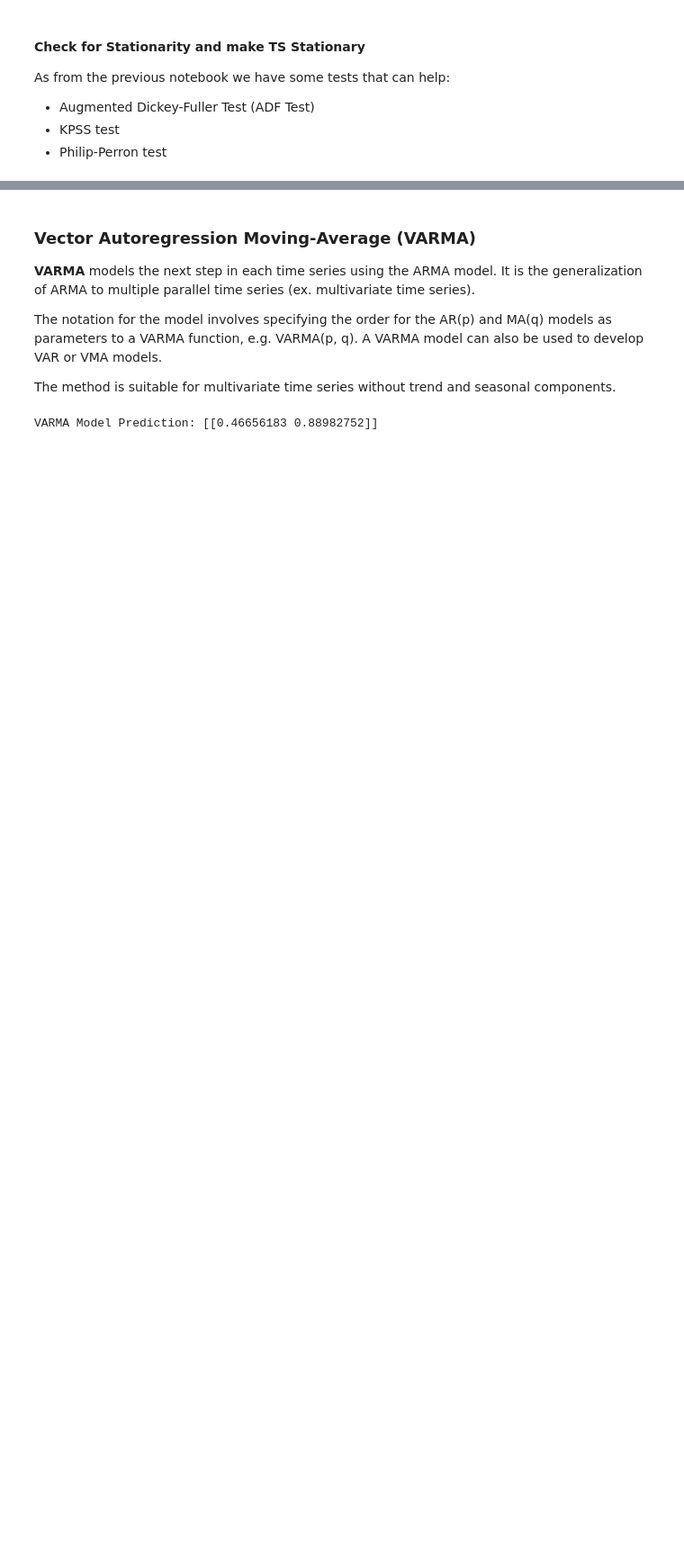
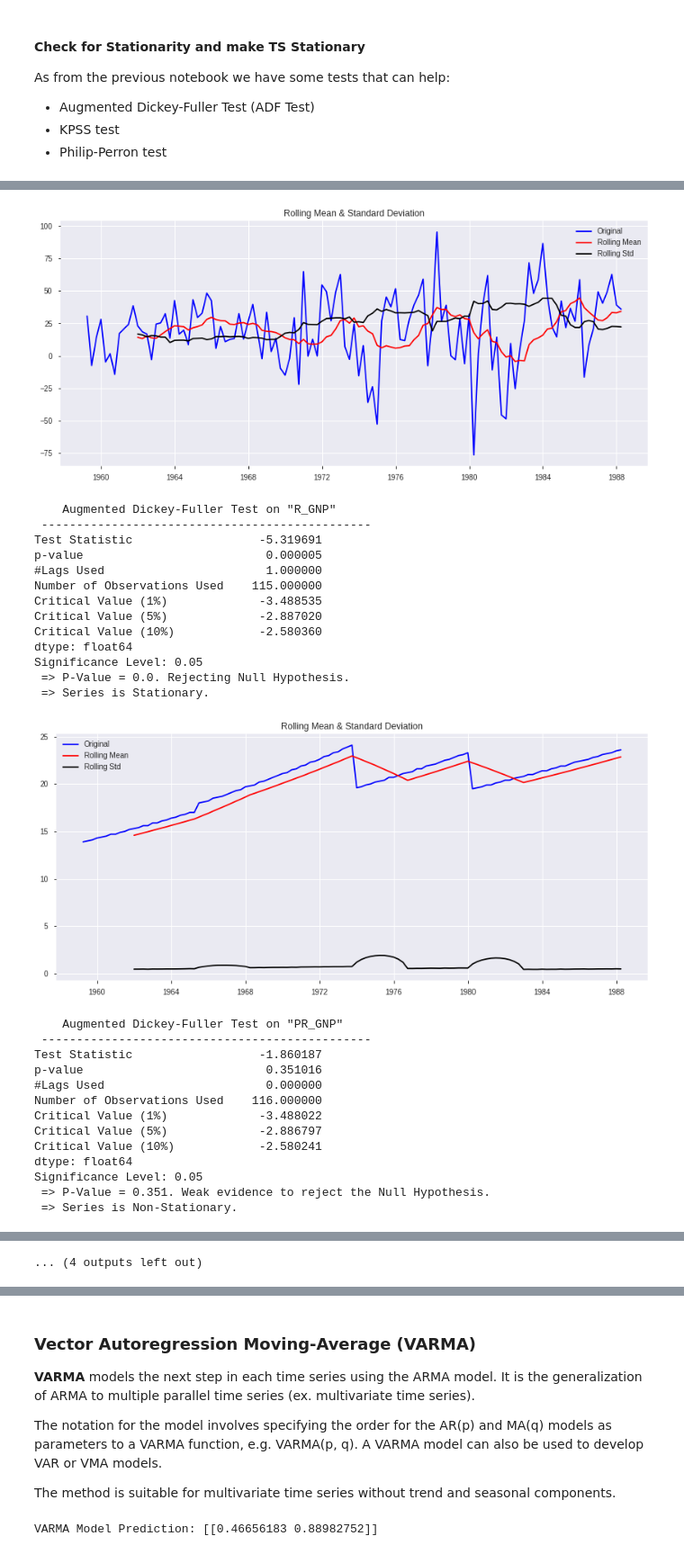
Before and after one commit to jgdelrio/tutorials, a Jupyter notebook: TimeSeries/02_Classical_TS_Forecasting_Cont.ipynb, the cells around one changed output, grey strips where cells are left out. Shown at 90% size. Drawn from its saved outputs; the diff is of its cells as text; code cells hidden in the pictures; blank space fills up the shorter version.

```diff
--- a/TimeSeries/02_Classical_TS_Forecasting_Cont.ipynb
+++ b/TimeSeries/02_Classical_TS_Forecasting_Cont.ipynb
@@ -322,0 +379,37 @@ As from the previous notebook we have some tests that can help:
+# %%
+# Apply 1st difference
+df_differenced = df_train.diff().dropna()
+
+# And test again
+for name, column in df_differenced.items():
+    test_stationarity(column, name=name)
+    print('\n')
+# %% [output]
+[figure, added]
+    Augmented Dickey-Fuller Test on "R_GNP"
+ -----------------------------------------------
+Test Statistic                  -5.319691
+p-value                          0.000005
+#Lags Used                       1.000000
+Number of Observations Used    115.000000
+Critical Value (1%)             -3.488535
+Critical Value (5%)             -2.887020
+Critical Value (10%)            -2.580360
+dtype: float64
+Significance Level: 0.05
+ => P-Value = 0.0. Rejecting Null Hypothesis.
+ => Series is Stationary.
+[figure, added]
+    Augmented Dickey-Fuller Test on "PR_GNP"
+ -----------------------------------------------
+Test Statistic                  -1.860187
+p-value                          0.351016
+#Lags Used                       0.000000
+Number of Observations Used    116.000000
+Critical Value (1%)             -3.488022
+Critical Value (5%)             -2.886797
+Critical Value (10%)            -2.580241
+dtype: float64
+Significance Level: 0.05
+ => P-Value = 0.351. Weak evidence to reject the Null Hypothesis.
+ => Series is Non-Stationary.
@@ -322,0 +472 @@ As from the previous notebook we have some tests that can help:
+... (4 outputs left out)
```
Also changed, not shown: parts of 30 cells of this notebook, 1 other file.
